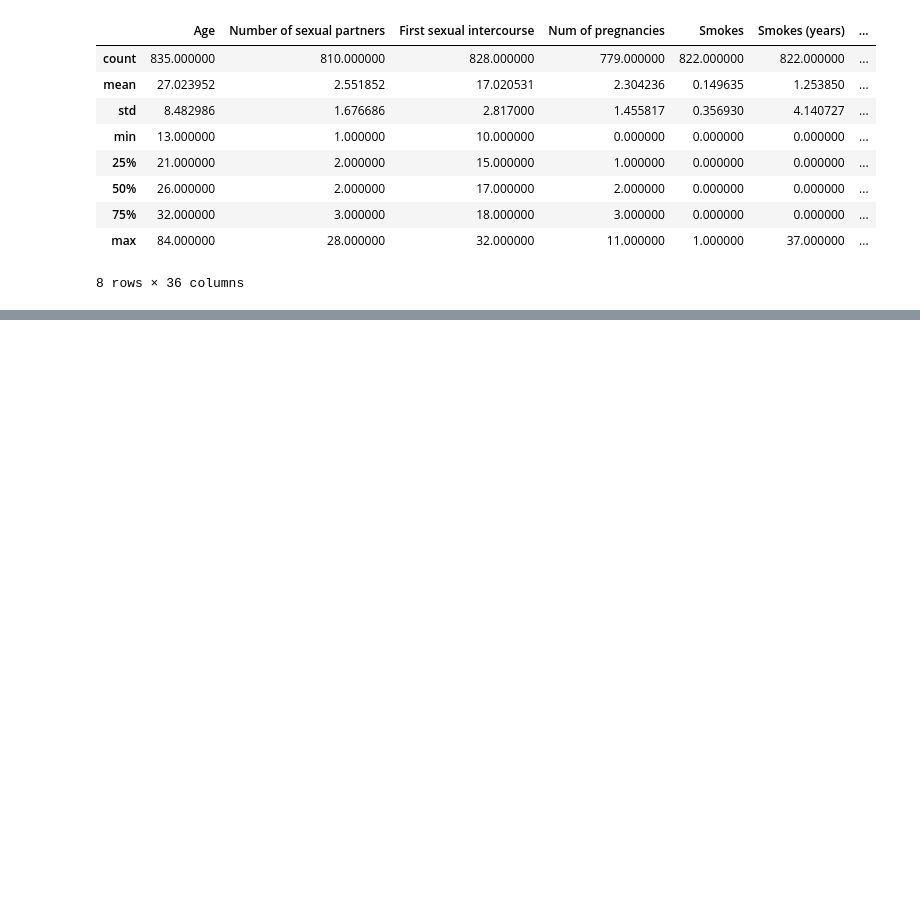
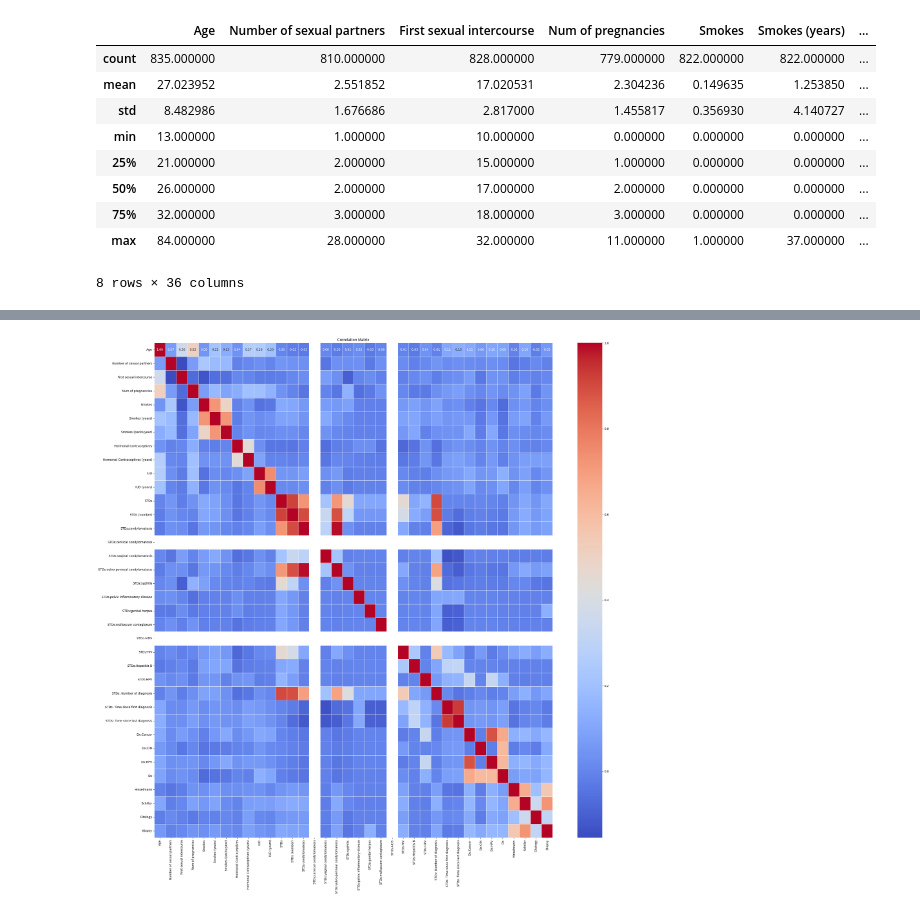
Before and after one commit to Ramakantsahoo/Cervical-Cancer-Prediction, a Jupyter notebook: cervical_cancer_prediction.ipynb, the cells around one changed output, grey strips where cells are left out. Drawn from its saved outputs; the diff is of its cells as text; code cells hidden in the pictures; blank space fills up the shorter version.

```diff
--- a/cervical_cancer_prediction.ipynb
+++ b/cervical_cancer_prediction.ipynb
@@ -126,0 +147,2 @@ cancer_df.describe()
+# %%
+cancer_df = cancer_df.fillna(cancer_df.mean())
@@ -126,0 +182,5 @@ cancer_df.describe()
+# %%
+correlation_matrix = cancer_df.corr()
+# %%
+correlation_matrix_str = correlation_matrix.applymap("{:.2f}".format)
+correlation_matrix
@@ -126,0 +206,7 @@ cancer_df.describe()
+# %%
+plt.figure(figsize=(30, 30))
+sns.heatmap(correlation_matrix, annot=correlation_matrix_str, cmap='coolwarm', fmt="", linewidths=0.5)
+plt.title('Correlation Matrix')
+plt.show()
+# %% [output]
+[figure, added]
```
Also changed, not shown: parts of 37 cells of this notebook.
